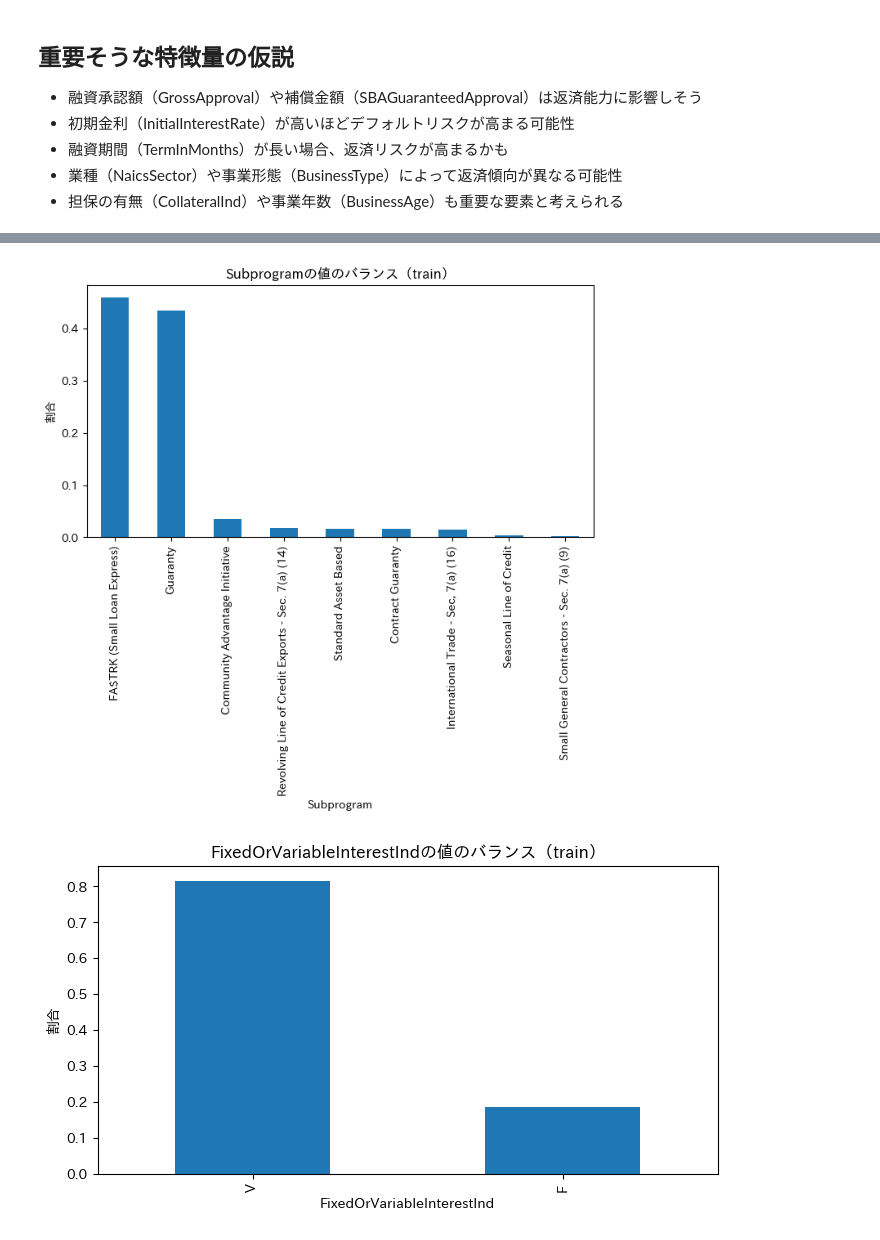
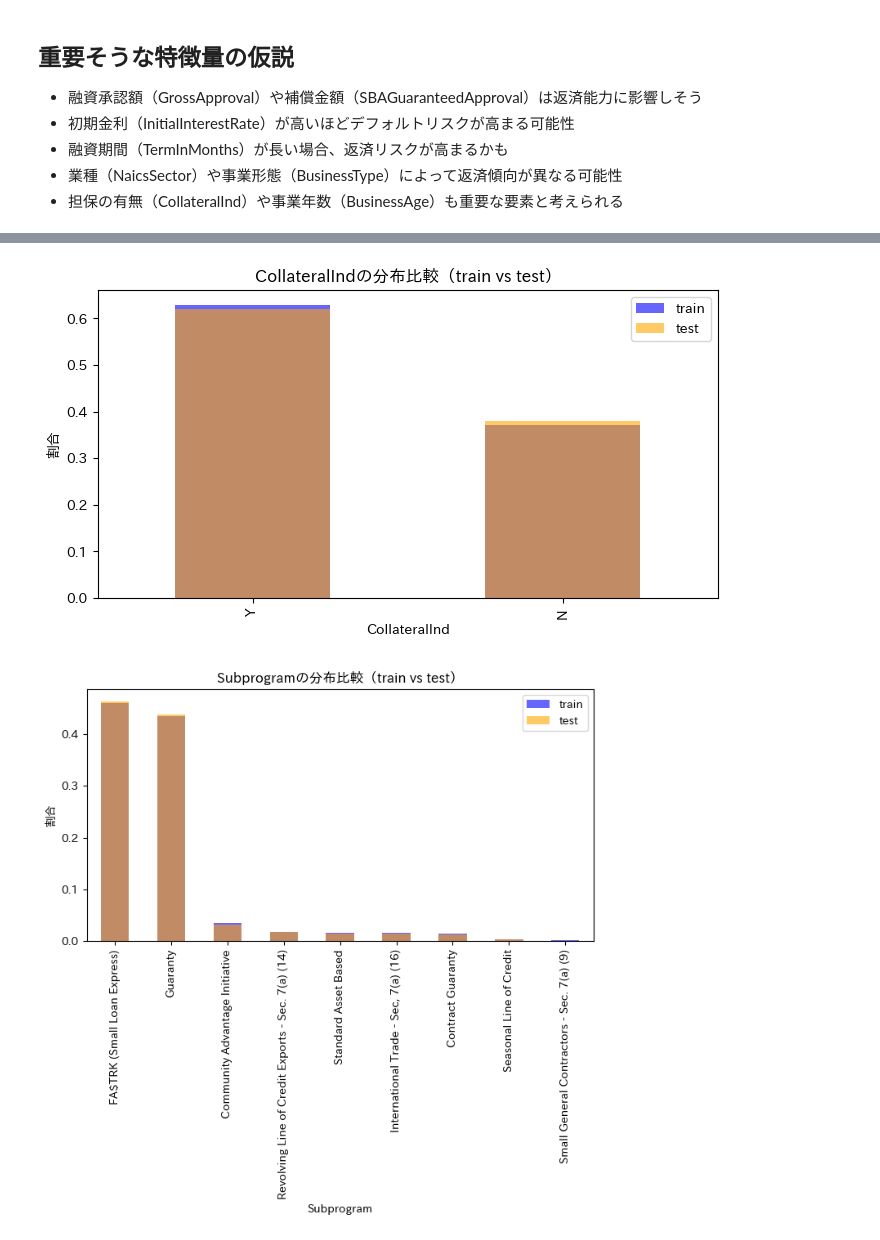
Before and after one commit to HitsujiNeko/master-s_research_env, a Jupyter notebook: MUFG_competition/notebooks/data_understanding.ipynb, the cells around one changed output, grey strips where cells are left out. Cells and saved outputs as stored; diff of their text form; code cells hidden in the pictures.

```diff
--- a/MUFG_competition/notebooks/data_understanding.ipynb
+++ b/MUFG_competition/notebooks/data_understanding.ipynb
@@ -244,13 +235,24 @@ plt.show()
 
 </details>
 # %%
-cat_cols = train.select_dtypes(include=['object']).columns.tolist() + ['RevolverStatus']
+cat_cols = train.select_dtypes(include=['object']).columns.tolist() + ['RevolverStatus'] + ['ApprovalFiscalYear']
 for col in cat_cols:
     plt.figure(figsize=(8,4))
     train[col].value_counts().plot(kind='bar')
     plt.title(f'{col}の分布')
     plt.ylabel('件数')
     plt.show()
+
+# カテゴリ変数の分布を１つのCSVにまとめる
+cat_counts = {}
+for col in cat_cols:
+    counts = train[col].value_counts()
+    for index, count in counts.items():
+        if col not in cat_counts:
+            cat_counts[col] = {}
+        cat_counts[col][index] = count
+cat_counts_df = pd.DataFrame(cat_counts).T.fillna(0).astype(int)
+cat_counts_df.to_csv('../data/understand/cat_counts.csv')
 # %% [output]
 [figure]
 [figure]
@@ -310,0 +287,21 @@ JobsSupported: IQR外れ値件数=788, Zスコア異常値件数=210
+# %%
+results = []
+for col in cat_cols:
+    # 各カテゴリごとにLoanStatus=1の割合を計算
+    ratio_df = train.groupby(col)['LoanStatus'].mean().reset_index()
+    ratio_df.columns = [col, 'LoanStatus=1_ratio']
+    results.append(ratio_df)
+
+    # グラフ化
+    plt.figure(figsize=(10,4))
+    sns.barplot(x=col, y='LoanStatus=1_ratio', data=ratio_df, order=ratio_df.sort_values('LoanStatus=1_ratio', ascending=False)[col])
+    plt.title(f'{col}ごとのLoanStatus=1（デフォルト）割合')
+    plt.ylabel('LoanStatus=1 割合')
+    plt.xlabel(col)
+    plt.xticks(rotation=45, ha='right')
+    plt.tight_layout()
+    plt.show()
+
+# 全カテゴリ変数の割合を1つのCSVにまとめて出力
+all_ratios = pd.concat(results, axis=0, ignore_index=True)
+all_ratios.to_csv('../data/understand/カテゴリ変数とLoanStatusの関係.csv', index=False)
@@ -374,12 +420,14 @@ test columns: ['id', 'GrossApproval', 'SBAGuaranteedApproval', 'ApprovalFiscalYe
 [figure]
 # %%
-# カテゴリ変数の分布・バランス確認
-for col in cat_cols:
+# カテゴリ変数についても、trainとtestの分布を比較
+for col in set(cat_cols) & set(test.columns):
     plt.figure(figsize=(8,4))
-    train[col].value_counts(normalize=True).plot(kind='bar')
-    plt.title(f'{col}の値のバランス（train）')
+    train[col].value_counts(normalize=True).plot(kind='bar', color='blue', alpha=0.6, label='train')
+    test[col].value_counts(normalize=True).plot(kind='bar', color='orange', alpha=0.6, label='test')
+    plt.title(f'{col}の分布比較（train vs test）')
     plt.ylabel('割合')
+    plt.legend()
     plt.show()
 # %% [output]
-[figure, old version]
+[figure, new version]
-[figure, old version]
+[figure, new version]
```
Also changed, not shown: parts of 12 cells of this notebook, 19 other files.
